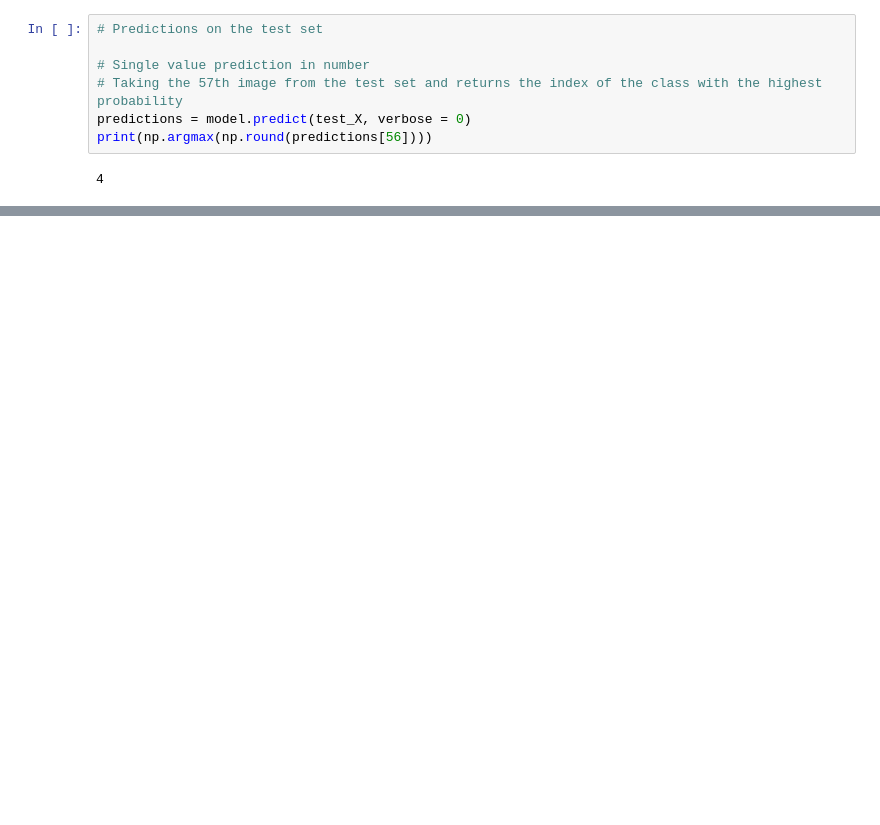
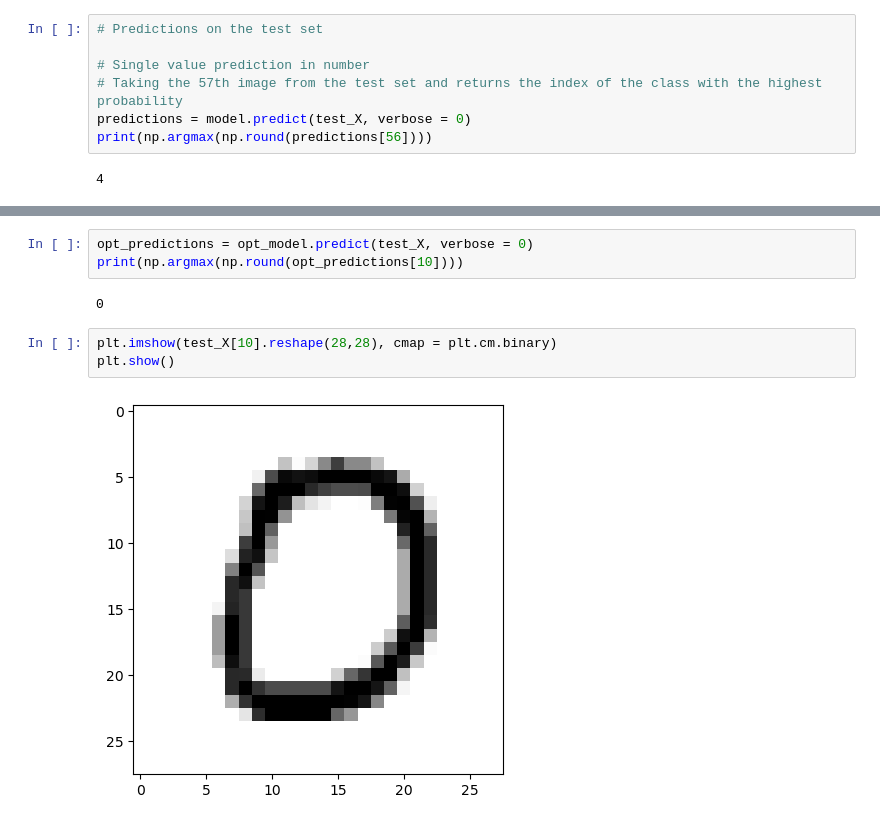
Before and after one commit to UzairNaeem3/PF_Training, a Jupyter notebook: Deep_Learning/CNN_MNIST_Dataset.ipynb, the cells around one changed output, grey strips where cells are left out. Cells and saved outputs as stored; diff of their text form; blank space fills up the shorter version.

```diff
--- a/Deep_Learning/CNN_MNIST_Dataset.ipynb
+++ b/Deep_Learning/CNN_MNIST_Dataset.ipynb
@@ -126,0 +170,10 @@ plt.show()
+# %%
+opt_predictions = opt_model.predict(test_X, verbose = 0)
+print(np.argmax(np.round(opt_predictions[10])))
+# %% [output]
+0
+# %%
+plt.imshow(test_X[10].reshape(28,28), cmap = plt.cm.binary)
+plt.show()
+# %% [output]
+[figure, added]
```
Also changed, not shown: parts of 9 cells of this notebook.
